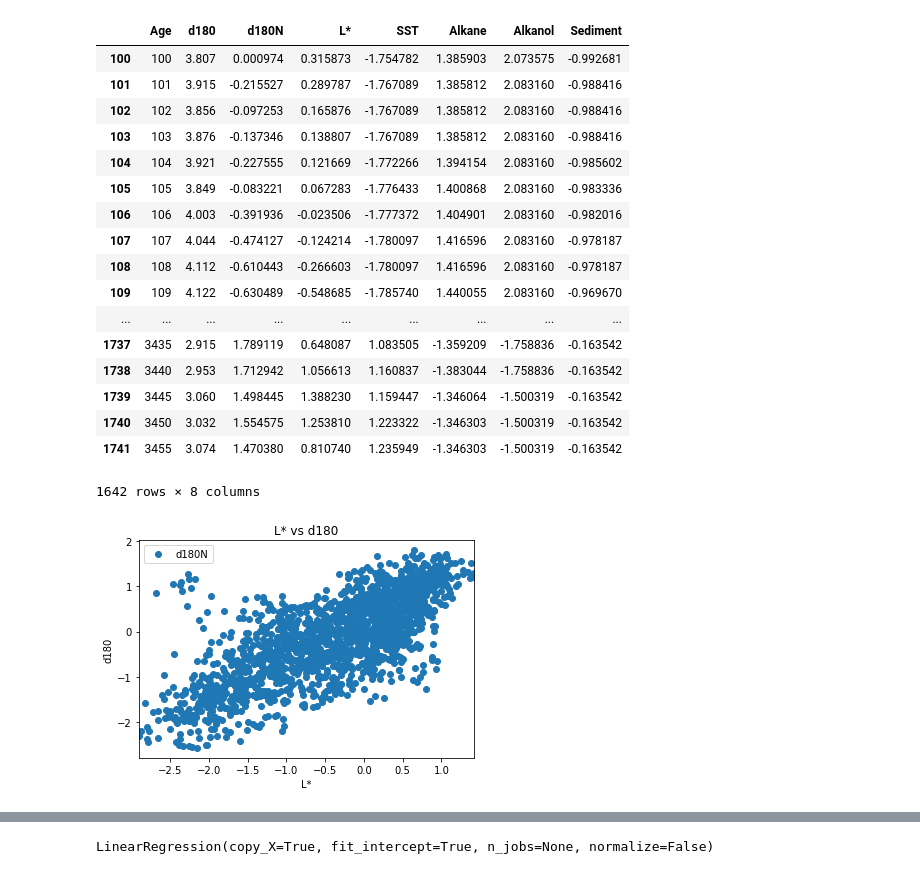
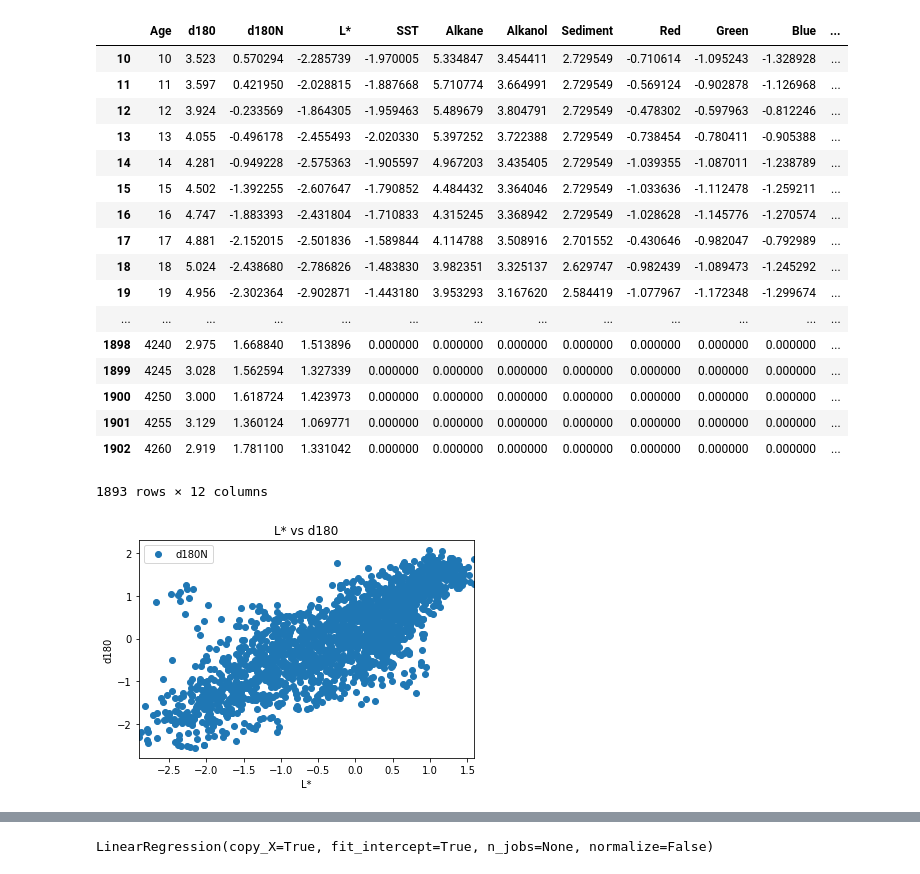
Before and after one commit to ABV-Hub/CoreSamples, a Jupyter notebook: Prediction/LatestModel.ipynb, the cells around one changed output, grey strips where cells are left out. Saved outputs shown, nothing was run; the diff lists cells and outputs as text; code cells hidden in the pictures.

```diff
--- a/Prediction/LatestModel.ipynb
+++ b/Prediction/LatestModel.ipynb
@@ -26,7 +26,8 @@ from sklearn.multioutput import MultiOutputRegressor
 # %%
 dataset = pd.read_csv('Final.csv')
 
-dataset = dataset.dropna()
+
+dataset = dataset.fillna(0)
 # %%
 dataset.shape
 # %% [output]
@@ -46,24 +47,24 @@ dataset.describe()
 # %%
-dataset.tail(-100)
+dataset.tail(-10)
 # %% [output]
-|  | Age | d180 | d180N | L* | SST | Alkane | Alkanol | Sediment |
-| 100 | 100 | 3.807 | 0.000974 | 0.315873 | -1.754782 | 1.385903 | 2.073575 | -0.992681 |
-| 101 | 101 | 3.915 | -0.215527 | 0.289787 | -1.767089 | 1.385812 | 2.083160 | -0.988416 |
-| 102 | 102 | 3.856 | -0.097253 | 0.165876 | -1.767089 | 1.385812 | 2.083160 | -0.988416 |
-| 103 | 103 | 3.876 | -0.137346 | 0.138807 | -1.767089 | 1.385812 | 2.083160 | -0.988416 |
-| 104 | 104 | 3.921 | -0.227555 | 0.121669 | -1.772266 | 1.394154 | 2.083160 | -0.985602 |
-| 105 | 105 | 3.849 | -0.083221 | 0.067283 | -1.776433 | 1.400868 | 2.083160 | -0.983336 |
-| 106 | 106 | 4.003 | -0.391936 | -0.023506 | -1.777372 | 1.404901 | 2.083160 | -0.982016 |
-| 107 | 107 | 4.044 | -0.474127 | -0.124214 | -1.780097 | 1.416596 | 2.083160 | -0.978187 |
-| 108 | 108 | 4.112 | -0.610443 | -0.266603 | -1.780097 | 1.416596 | 2.083160 | -0.978187 |
-| 109 | 109 | 4.122 | -0.630489 | -0.548685 | -1.785740 | 1.440055 | 2.083160 | -0.969670 |
-| ... | ... | ... | ... | ... | ... | ... | ... | ... |
-| 1737 | 3435 | 2.915 | 1.789119 | 0.648087 | 1.083505 | -1.359209 | -1.758836 | -0.163542 |
-| 1738 | 3440 | 2.953 | 1.712942 | 1.056613 | 1.160837 | -1.383044 | -1.758836 | -0.163542 |
-| 1739 | 3445 | 3.060 | 1.498445 | 1.388230 | 1.159447 | -1.346064 | -1.500319 | -0.163542 |
-| 1740 | 3450 | 3.032 | 1.554575 | 1.253810 | 1.223322 | -1.346303 | -1.500319 | -0.163542 |
-| 1741 | 3455 | 3.074 | 1.470380 | 0.810740 | 1.235949 | -1.346303 | -1.500319 | -0.163542 |
+|  | Age | d180 | d180N | L* | SST | Alkane | Alkanol | Sediment | Red | Green | Blue | ... |
+| 10 | 10 | 3.523 | 0.570294 | -2.285739 | -1.970005 | 5.334847 | 3.454411 | 2.729549 | -0.710614 | -1.095243 | -1.328928 | ... |
+| 11 | 11 | 3.597 | 0.421950 | -2.028815 | -1.887668 | 5.710774 | 3.664991 | 2.729549 | -0.569124 | -0.902878 | -1.126968 | ... |
+| 12 | 12 | 3.924 | -0.233569 | -1.864305 | -1.959463 | 5.489679 | 3.804791 | 2.729549 | -0.478302 | -0.597963 | -0.812246 | ... |
+| 13 | 13 | 4.055 | -0.496178 | -2.455493 | -2.020330 | 5.397252 | 3.722388 | 2.729549 | -0.738454 | -0.780411 | -0.905388 | ... |
+| 14 | 14 | 4.281 | -0.949228 | -2.575363 | -1.905597 | 4.967203 | 3.435405 | 2.729549 | -1.039355 | -1.087011 | -1.238789 | ... |
+| 15 | 15 | 4.502 | -1.392255 | -2.607647 | -1.790852 | 4.484432 | 3.364046 | 2.729549 | -1.033636 | -1.112478 | -1.259211 | ... |
+| 16 | 16 | 4.747 | -1.883393 | -2.431804 | -1.710833 | 4.315245 | 3.368942 | 2.729549 | -1.028628 | -1.145776 | -1.270574 | ... |
+| 17 | 17 | 4.881 | -2.152015 | -2.501836 | -1.589844 | 4.114788 | 3.508916 | 2.701552 | -0.430646 | -0.982047 | -0.792989 | ... |
+| 18 | 18 | 5.024 | -2.438680 | -2.786826 | -1.483830 | 3.982351 | 3.325137 | 2.629747 | -0.982439 | -1.089473 | -1.245292 | ... |
+| 19 | 19 | 4.956 | -2.302364 | -2.902871 | -1.443180 | 3.953293 | 3.167620 | 2.584419 | -1.077967 | -1.172348 | -1.299674 | ... |
+| ... | ... | ... | ... | ... | ... | ... | ... | ... | ... | ... | ... | ... |
+| 1898 | 4240 | 2.975 | 1.668840 | 1.513896 | 0.000000 | 0.000000 | 0.000000 | 0.000000 | 0.000000 | 0.000000 | 0.000000 | ... |
+| 1899 | 4245 | 3.028 | 1.562594 | 1.327339 | 0.000000 | 0.000000 | 0.000000 | 0.000000 | 0.000000 | 0.000000 | 0.000000 | ... |
+| 1900 | 4250 | 3.000 | 1.618724 | 1.423973 | 0.000000 | 0.000000 | 0.000000 | 0.000000 | 0.000000 | 0.000000 | 0.000000 | ... |
+| 1901 | 4255 | 3.129 | 1.360124 | 1.069771 | 0.000000 | 0.000000 | 0.000000 | 0.000000 | 0.000000 | 0.000000 | 0.000000 | ... |
+| 1902 | 4260 | 2.919 | 1.781100 | 1.331042 | 0.000000 | 0.000000 | 0.000000 | 0.000000 | 0.000000 | 0.000000 | 0.000000 | ... |
-1642 rows × 8 columns
+1893 rows × 12 columns
 # %%
 dataset.plot(x='L*', y='d180N', style='o')
 plt.title('L* vs d180')
@@ -71,7 +72,7 @@ plt.xlabel('L*')
 plt.ylabel('d180')
 plt.show()
 # %% [output]
-[figure, old version]
+[figure, new version]
 # %%
 plt.figure(figsize=(15,10))
 plt.tight_layout()
```
Also changed, not shown: parts of 16 cells of this notebook.
